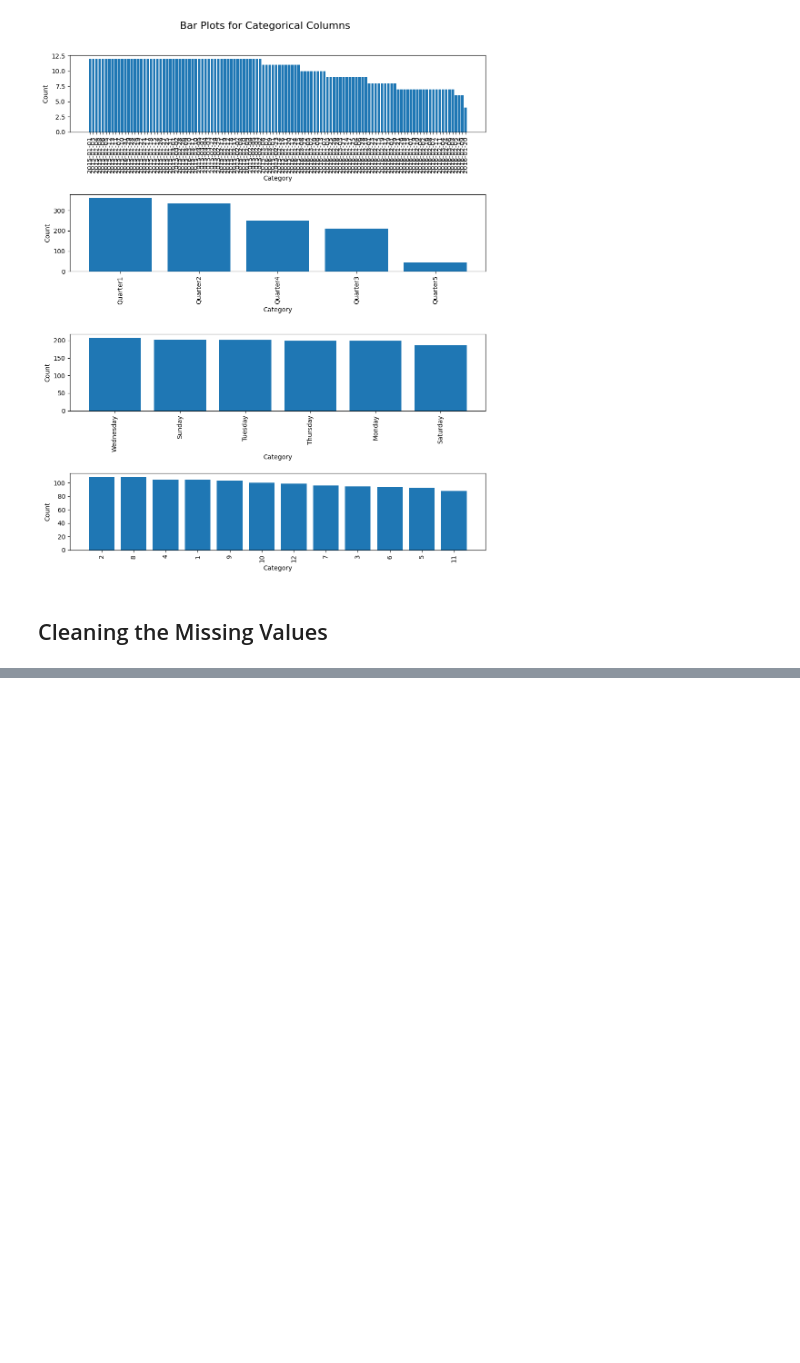
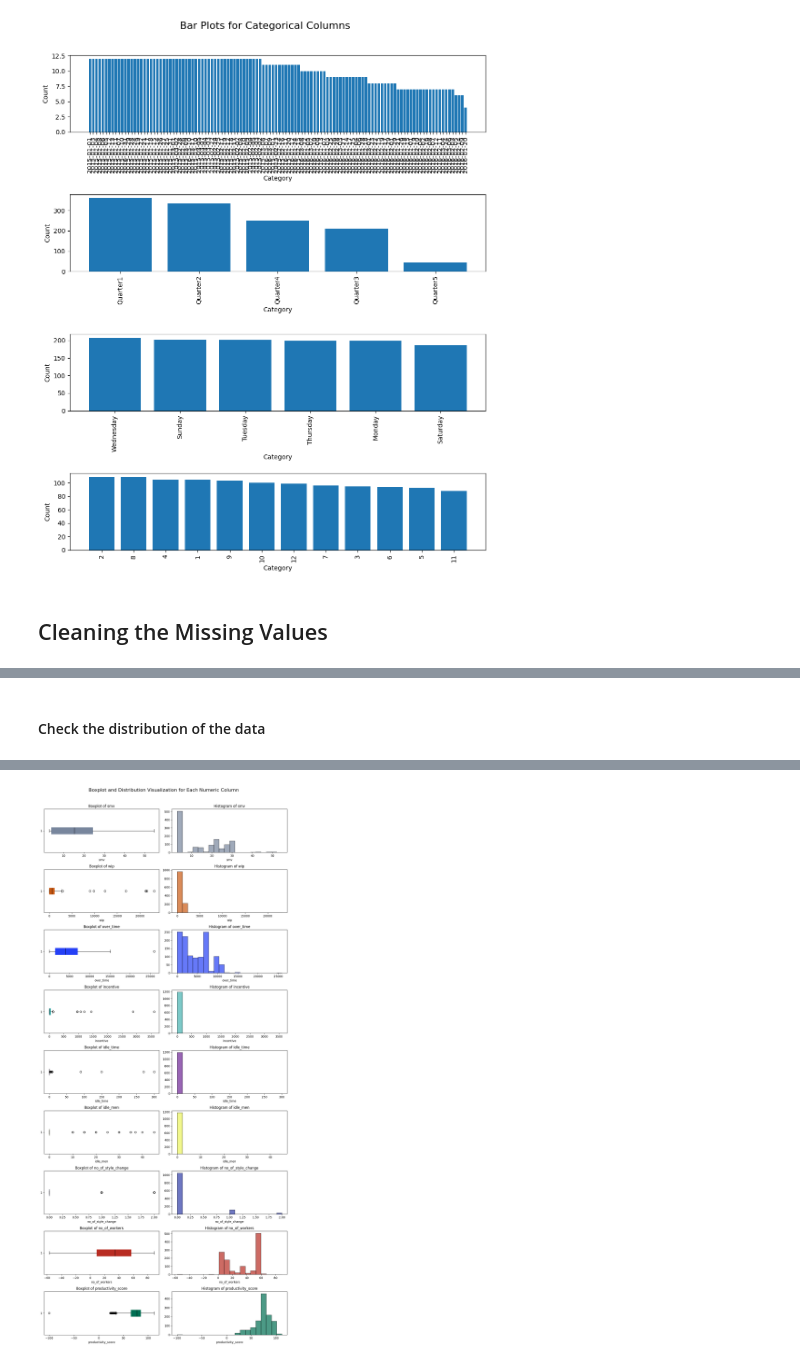
Before and after one commit to Andreas-Lukito/Productivity_Score_Prediction, a Jupyter notebook: Productivity_score_prediction.ipynb, the cells around one changed output, grey strips where cells are left out. Drawn from its saved outputs; the diff is of its cells as text; code cells hidden in the pictures; blank space fills up the shorter version.

```diff
--- a/Productivity_score_prediction.ipynb
+++ b/Productivity_score_prediction.ipynb
@@ -507,0 +549,2 @@ categoric_dist_plot(categorical_data)
+# %%
+data["wip"] = data["wip"].fillna(0)
@@ -507,0 +569,8 @@ categoric_dist_plot(categorical_data)
+# %% [markdown]
+#### Check the distribution of the data
+# %%
+numeric_data = data.select_dtypes(include=[np.number])
+categorical_data = data.select_dtypes(exclude=[np.number])
+# %%
+numeric_dist_plot(numeric_data)
+# %% [output]
@@ -507,0 +578 @@ categoric_dist_plot(categorical_data)
+[figure, added]
```
Also changed, not shown: parts of 13 cells of this notebook.
